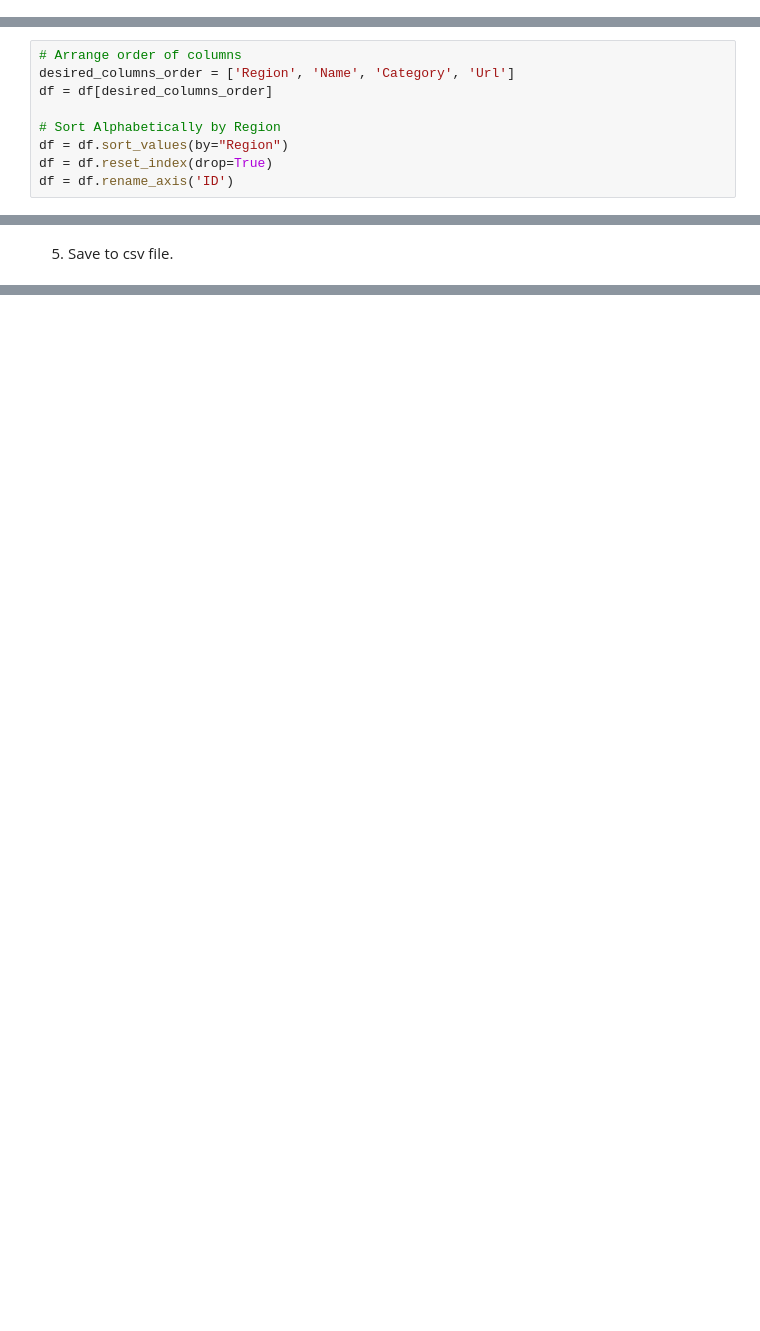
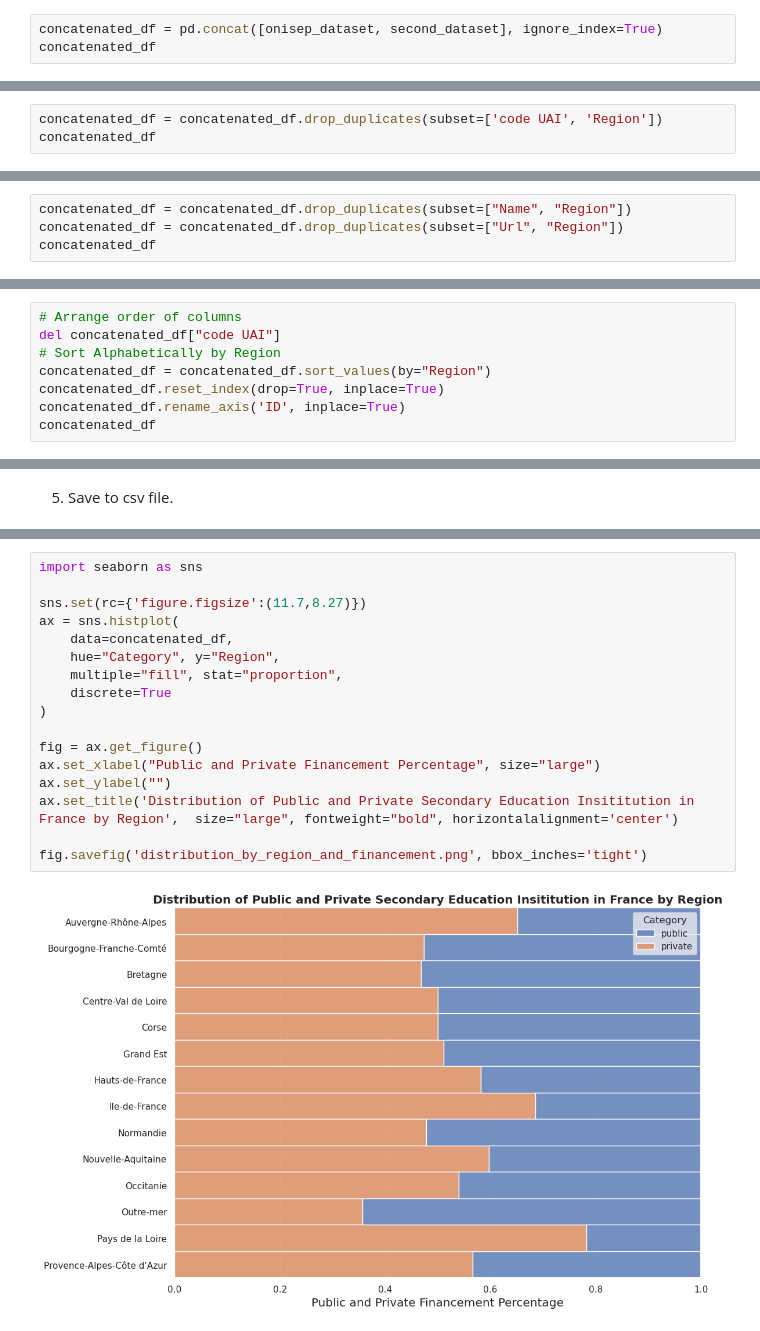
Before and after one commit to jetlime/Higher-Education-Institutions-in-France-Dataset, a Jupyter notebook: data-processing.ipynb, the cells around one changed output, grey strips where cells are left out. Drawn from its saved outputs; the diff is of its cells as text; blank space fills up the shorter version.

```diff
--- a/data-processing.ipynb
+++ b/data-processing.ipynb
@@ -264,0 +193,3 @@ df.drop_duplicates(subset=['web_x'], keep='first', inplace=True)
+# %%
+concatenated_df = pd.concat([onisep_dataset, second_dataset], ignore_index=True)
+concatenated_df
@@ -279,0 +259,3 @@ df = df[df['Region'] != 'Étranger']
+# %%
+concatenated_df = concatenated_df.drop_duplicates(subset=['code UAI', 'Region'])
+concatenated_df
@@ -279,0 +270,4 @@ df = df[df['Region'] != 'Étranger']
+# %%
+concatenated_df = concatenated_df.drop_duplicates(subset=["Name", "Region"])
+concatenated_df = concatenated_df.drop_duplicates(subset=["Url", "Region"])
+concatenated_df
@@ -280,9 +282,8 @@ df = df[df['Region'] != 'Étranger']
 # %%
 # Arrange order of columns
-desired_columns_order = ['Region', 'Name', 'Category', 'Url']
-df = df[desired_columns_order]
-
+del concatenated_df["code UAI"]
 # Sort Alphabetically by Region
-df = df.sort_values(by="Region")
-df = df.reset_index(drop=True)
-df = df.rename_axis('ID')
+concatenated_df = concatenated_df.sort_values(by="Region")
+concatenated_df.reset_index(drop=True, inplace=True)
+concatenated_df.rename_axis('ID', inplace=True)
+concatenated_df
@@ -297,0 +305,19 @@ df.to_csv("./data_source/processed/merged-sieved-dataset.csv")
+# %%
+import seaborn as sns
+
+sns.set(rc={'figure.figsize':(11.7,8.27)})
+ax = sns.histplot(
+    data=concatenated_df,
+    hue="Category", y="Region",
+    multiple="fill", stat="proportion",
+    discrete=True
+)
+
+fig = ax.get_figure()
+ax.set_xlabel("Public and Private Financement Percentage", size="large")
+ax.set_ylabel("")
+ax.set_title('Distribution of Public and Private Secondary Education Insititution in France by Region',  size="large", fontweight="bold", horizontalalignment='center')
+
+fig.savefig('distribution_by_region_and_financement.png', bbox_inches='tight')
+# %% [output]
+[figure, added]
```
Also changed, not shown: parts of 42 cells of this notebook, 4 other files.
